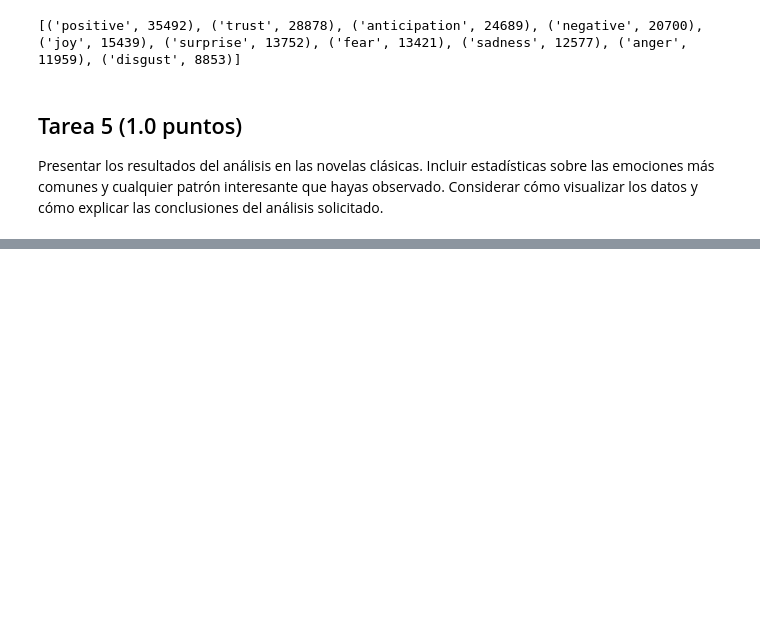
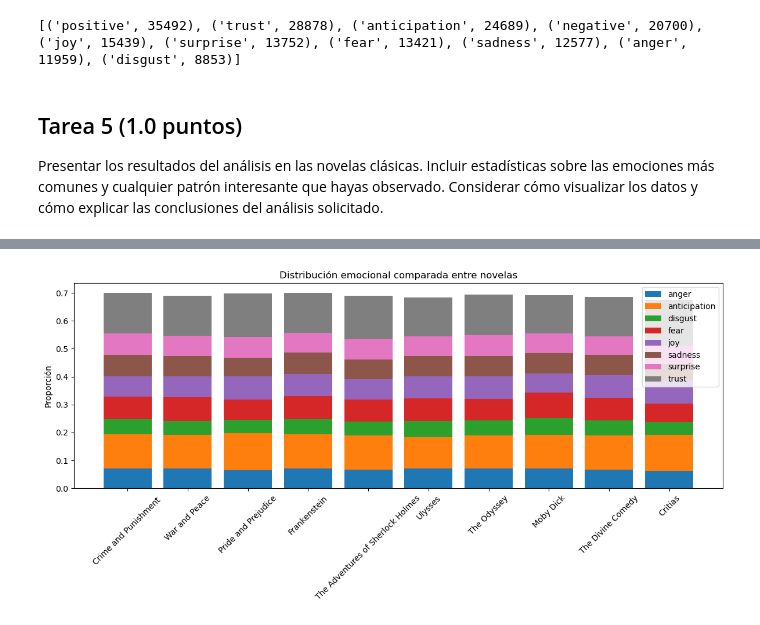
Before and after one commit to enrijuliav/MINTEX, a Jupyter notebook: Practicelab_01/V0_mintex2526-lab1-LeoPerez_EnriqueJulia.ipynb, the cells around one changed output, grey strips where cells are left out. Drawn from its saved outputs; the diff is of its cells as text; code cells hidden in the pictures; blank space fills up the shorter version.

```diff
--- a/Practicelab_01/V0_mintex2526-lab1-LeoPerez_EnriqueJulia.ipynb
+++ b/Practicelab_01/V0_mintex2526-lab1-LeoPerez_EnriqueJulia.ipynb
@@ -214,0 +302,4 @@ Presentar los resultados del análisis en las novelas clásicas. Incluir estadí
+# %%
+plot_emotions_comparison(all_books)
+# %% [output]
+[figure, added]
```
Also changed, not shown: parts of 5 cells of this notebook.
